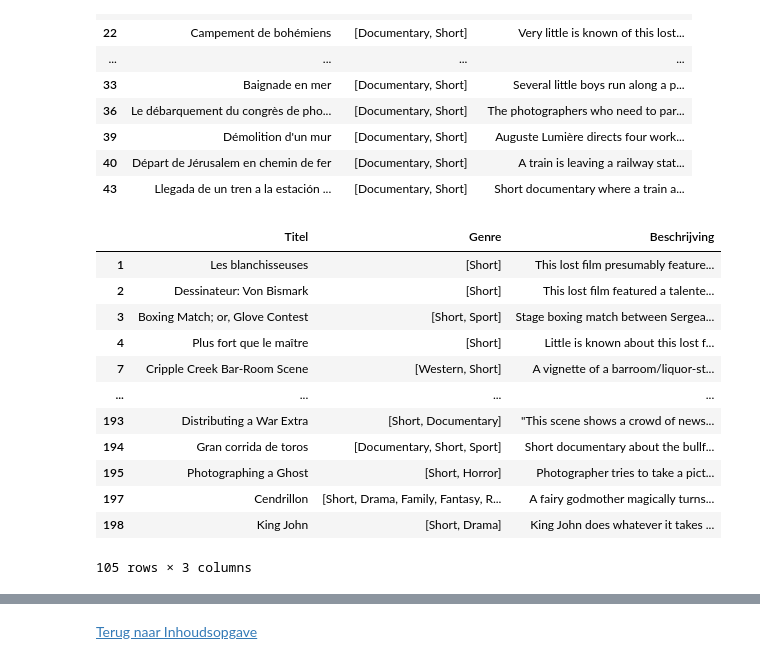
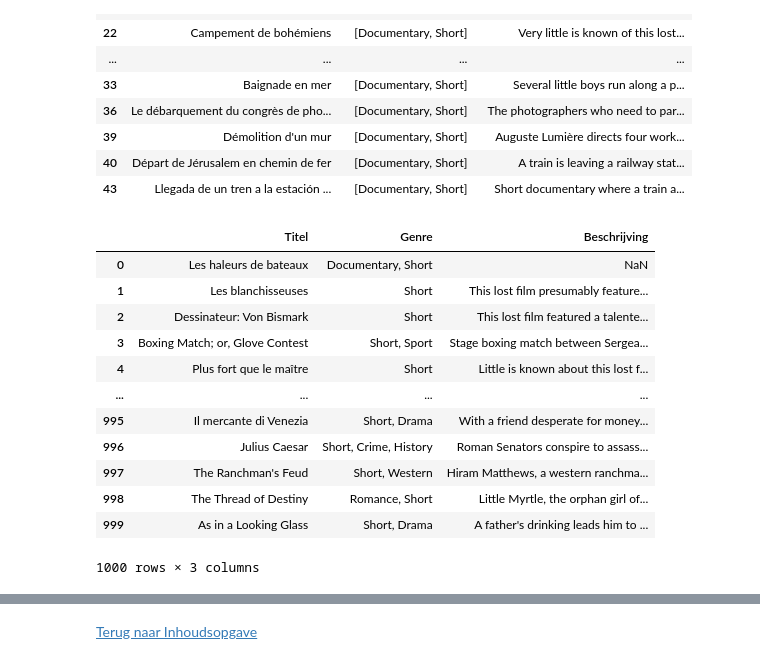
Before and after one commit to BJHeemskerk/Data3, a Jupyter notebook: CineClassify.ipynb, the cells around one changed output, grey strips where cells are left out. Drawn from its saved outputs; the diff is of its cells as text; code cells hidden in the pictures.

```diff
--- a/CineClassify.ipynb
+++ b/CineClassify.ipynb
@@ -573,49 +592,53 @@ headers = {
 
 resultaten = []
 
 # Itereer over de paginanummers
-for page_number in range(1, 5):
+for page_number in range(1, 21):
 
     querystring = {
         "page": str(page_number),
         "info": "base_info",
         "limit": "50"
     }
 
     response = requests.get(url, headers=headers, params=querystring)
 
     # Itereer over elk resultaat in de 'results' lijst van de JSON-respons
     for resultaat in response.json()['results']:
         # Haal de benodigde velden op
         titel = resultaat['titleText']['text'] if 'titleText' in resultaat else np.nan
-        genres = [genre['text'] for genre in resultaat['genres']['genres']] if 'genres' in resultaat else np.nan
+
+        # Check if 'genres' is present and not None
+        if 'genres' in resultaat and resultaat['genres']:
+            # Use ', '.join() to convert the list of genres into a comma-separated string
+            genres = ', '.join([genre['text'] for genre in resultaat['genres']['genres']])
+        else:
+            genres = np.nan
+
         plot = resultaat['plot']['plotText']['plainText'] if 'plot' in resultaat and resultaat['plot'] and 'plotText' in resultaat['plot'] else np.nan
 
         # Voeg de resultaten toe aan de lijst
         resultaten.append({
             'Titel': titel,
             'Genre': genres,
             'Beschrijving': plot
         })
 
-df2 = pd.DataFrame(resultaten)
-
-#verwijder de missende waardes
-df2.dropna(subset=['Titel', 'Genre', 'Beschrijving'], inplace=True)
+api = pd.DataFrame(resultaten)
 
 # Toon de DataFrame
-display(df2)
+display(api)
 # %% [output]
 |  | Titel | Genre | Beschrijving |
-| 1 | Les blanchisseuses | [Short] | This lost film presumably feature... |
-| 2 | Dessinateur: Von Bismark | [Short] | This lost film featured a talente... |
-| 3 | Boxing Match; or, Glove Contest | [Short, Sport] | Stage boxing match between Sergea... |
-| 4 | Plus fort que le maître | [Short] | Little is known about this lost f... |
-| 7 | Cripple Creek Bar-Room Scene | [Western, Short] | A vignette of a barroom/liquor-st... |
+| 0 | Les haleurs de bateaux | Documentary, Short | NaN |
+| 1 | Les blanchisseuses | Short | This lost film presumably feature... |
+| 2 | Dessinateur: Von Bismark | Short | This lost film featured a talente... |
+| 3 | Boxing Match; or, Glove Contest | Short, Sport | Stage boxing match between Sergea... |
+| 4 | Plus fort que le maître | Short | Little is known about this lost f... |
 | ... | ... | ... | ... |
-| 193 | Distributing a War Extra | [Short, Documentary] | "This scene shows a crowd of news... |
-| 194 | Gran corrida de toros | [Documentary, Short, Sport] | Short documentary about the bullf... |
-| 195 | Photographing a Ghost | [Short, Horror] | Photographer tries to take a pict... |
-| 197 | Cendrillon | [Short, Drama, Family, Fantasy, R... | A fairy godmother magically turns... |
-| 198 | King John | [Short, Drama] | King John does whatever it takes ... |
+| 995 | Il mercante di Venezia | Short, Drama | With a friend desperate for money... |
+| 996 | Julius Caesar | Short, Crime, History | Roman Senators conspire to assass... |
+| 997 | The Ranchman's Feud | Short, Western | Hiram Matthews, a western ranchma... |
+| 998 | The Thread of Destiny | Romance, Short | Little Myrtle, the orphan girl of... |
+| 999 | As in a Looking Glass | Short, Drama | A father's drinking leads him to ... |
-105 rows × 3 columns
+1000 rows × 3 columns
```
Also changed, not shown: parts of 46 cells of this notebook.
